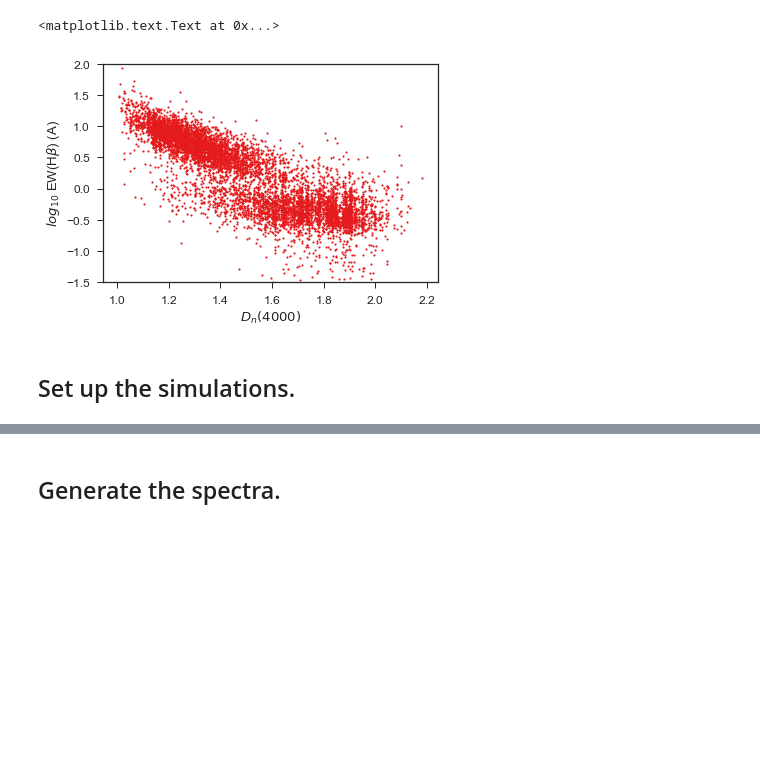
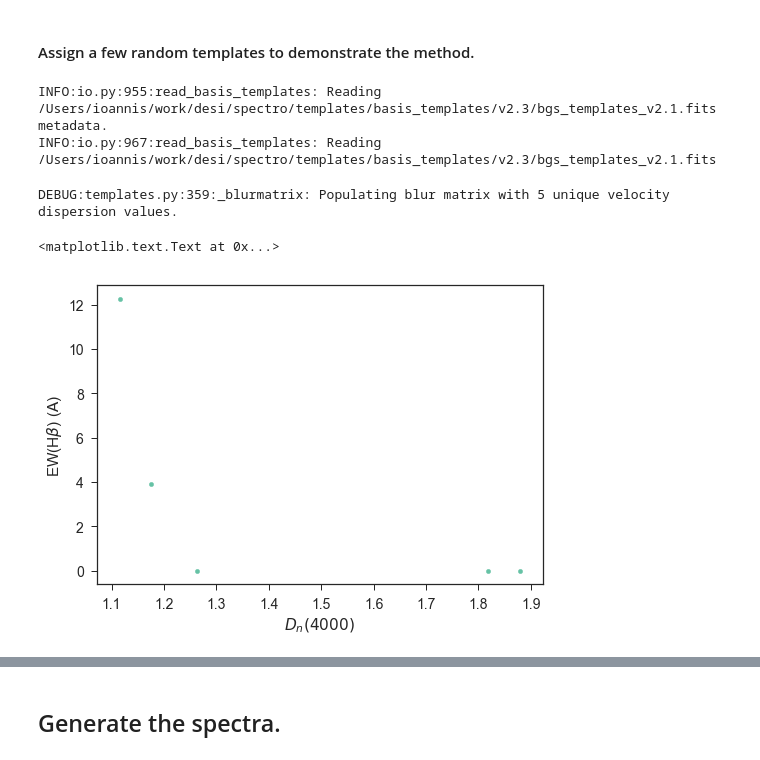
Before and after one commit to desihub/desisim, a Jupyter notebook: doc/nb/bgs-redshift-efficiency.ipynb, the cells around one changed output, grey strips where cells are left out. Cells and saved outputs as stored; diff of their text form; code cells hidden in the pictures; blank space fills up the shorter version.

```diff
--- a/doc/nb/bgs-redshift-efficiency.ipynb
+++ b/doc/nb/bgs-redshift-efficiency.ipynb
@@ -45,0 +41,4 @@ INFO:io.py:967:read_basis_templates: Reading /Users/ioannis/work/desi/spectro/te
+# %%
+mockfile = os.path.join(os.getenv('DESI_ROOT'), 'mocks', 'bgs', 'MXXL', 'desi_footprint', 'v0.0.4', 'BGS_r20.6.hdf5')
+mockdata = mockio.read_durham_mxxl_hdf5(mockfile, rand=simrand, healpixels=[3151,3150,3149], nside=32, nproc=nproc)
+print(mockdata.keys())
@@ -45,0 +57,9 @@ INFO:io.py:967:read_basis_templates: Reading /Users/ioannis/work/desi/spectro/te
+# %%
+fig, ax = plt.subplots(1, 2, figsize=(12, 4))
+_ = ax[0].hist(mockdata['Z'], bins=100)
+ax[0].set_xlabel('Redshift')
+ax[0].set_ylabel('Number of Galaxies')
+ax[1].scatter(mockdata['Z'], mockdata['MAG'], s=1, alpha=0.75)
+ax[1].axhline(y=20.6, ls='--', color='k')
+ax[1].set_xlabel('Redshift')
+ax[1].set_ylabel(r'$r_{SDSS}$ (AB mag)')
@@ -46,11 +189,19 @@ INFO:io.py:967:read_basis_templates: Reading /Users/ioannis/work/desi/spectro/te
+# %% [markdown]
+#### Assign a few random templates to demonstrate the method.
+# %%
+BGS = BGStemplates(rand=simrand, nproc=nproc, verbose=True)
+# %% [output]
+INFO:io.py:955:read_basis_templates: Reading /Users/ioannis/work/desi/spectro/templates/basis_templates/v2.3/bgs_templates_v2.1.fits metadata.
+INFO:io.py:967:read_basis_templates: Reading /Users/ioannis/work/desi/spectro/templates/basis_templates/v2.3/bgs_templates_v2.1.fits
+# %%
+mockflux, mockmeta = BGS.bgs(mockdata, index=np.arange(5))
+# %% [output]
+DEBUG:templates.py:359:_blurmatrix: Populating blur matrix with 5 unique velocity dispersion values.
 # %%
 fig, ax = plt.subplots()
-_ = ax.scatter(bgs.basemeta['D4000'], np.log10(bgs.basemeta['HBETA_EW']), s=3)
-ax.set_ylim(-1.5, 2)
+_ = ax.scatter(mockmeta['D4000'], mockmeta['EWHBETA'], s=20)
 ax.set_xlabel(r'$D_{n}(4000)$')
-ax.set_ylabel(r'$log_{10}$ EW(H$\beta$) (A)')
+ax.set_ylabel(r'EW(H$\beta$) (A)')
 # %% [output]
 <matplotlib.text.Text at 0x...>
-[figure, old version]
+[figure, new version]
-# %% [markdown]
-## Set up the simulations.
```
Also changed, not shown: parts of 42 cells of this notebook.
